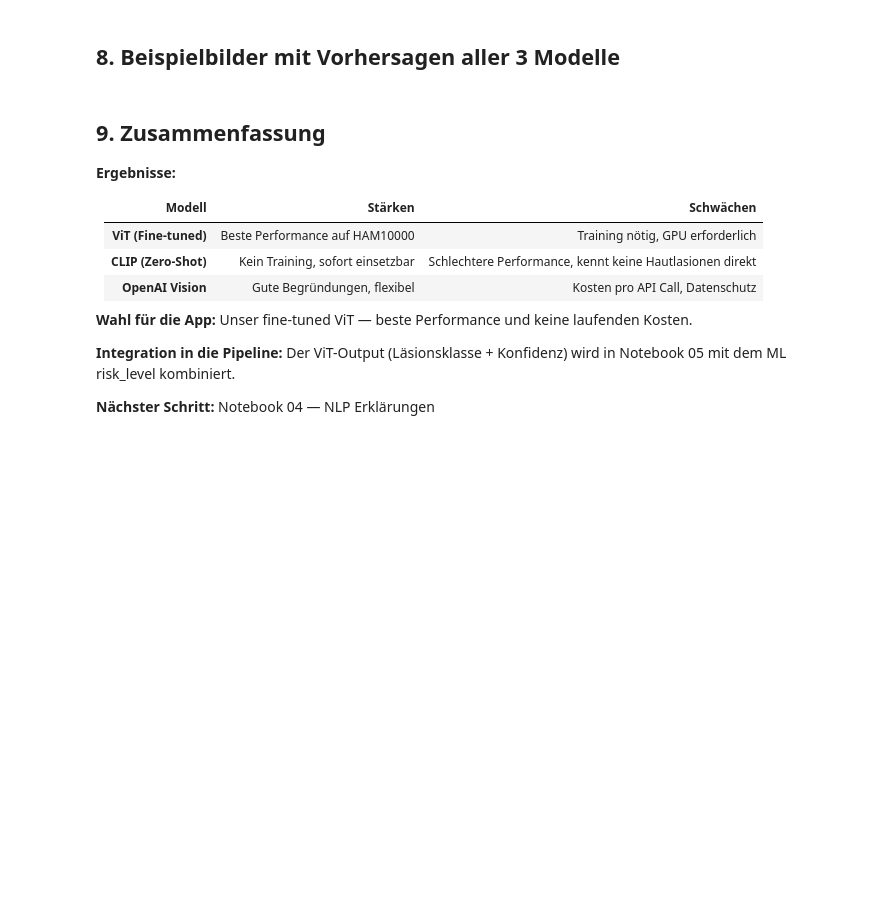
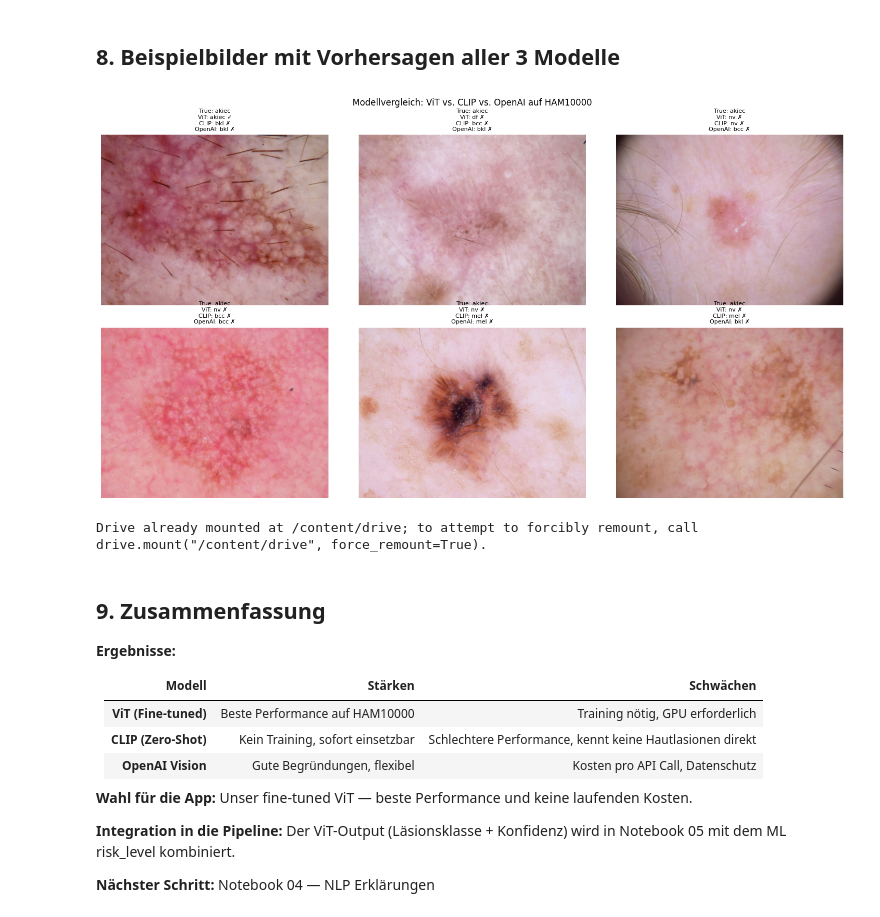
Before and after one commit to adchuthan123/skin-lesion-advisor, a Jupyter notebook: notebooks/03_cv_training.ipynb, the cells around one changed output. Cells and saved outputs as stored; diff of their text form; code cells hidden in the pictures; blank space fills up the shorter version.

````diff
--- a/notebooks/03_cv_training.ipynb
+++ b/notebooks/03_cv_training.ipynb
@@ -304,5 +460,8 @@ print('CLIP Pipeline bereit.')
 # %%
 # --- Modell 3: OpenAI Vision ---
+import os
+os.environ['OPENAI_API_KEY'] = 'YOUR_OPENAI_KEY'  # <-- deinen OpenAI Key hier eintragen
+
 openai_client = OpenAI(api_key=os.getenv('OPENAI_API_KEY')) if os.getenv('OPENAI_API_KEY') else None
 
 def encode_image(image_path):
@@ -310,8 +469,6 @@ def encode_image(image_path):
         return base64.b64encode(f.read()).decode('utf-8')
 
 def predict_openai(image_path):
-    if openai_client is None:
-        return 'nv', 0.5
     prompt = (
         f'Classify this skin lesion image. Choose exactly one label from: {CLASS_NAMES}. '
         'Return valid JSON with keys: label (string), confidence (0-1), reasoning (string). '
@@ -330,15 +487,12 @@ def predict_openai(image_path):
         max_tokens=200
     )
     raw = response.choices[0].message.content.strip()
-    if raw.startswith('`'):
+    if raw.startswith('```'):
         raw = '\n'.join(raw.split('\n')[1:-1])
-    try:
-        parsed = json.loads(raw)
-        label = parsed.get('label', 'nv')
-        if label not in CLASS_NAMES:
-            label = 'nv'
-        return label, float(parsed.get('confidence', 0.5))
-    except Exception:
-        return 'nv', 0.5
+    parsed = json.loads(raw)
+    label = parsed.get('label', 'nv')
+    if label not in CLASS_NAMES:
+        label = 'nv'
+    return label, float(parsed.get('confidence', 0.5))
 
 print('OpenAI Vision bereit.')
@@ -366,14 +522,11 @@ for _, row in tqdm(sample_df.iterrows(), total=len(sample_df)):
         pred = 'nv'
     clip_pred_list.append(pred)
 
-    # OpenAI (teurer — nur wenn API Key vorhanden)
-    if os.getenv('OPENAI_API_KEY'):
-        try:
-            pred, _ = predict_openai(path)
-        except Exception:
-            pred = 'nv'
-        openai_pred_list.append(pred)
-    else:
-        openai_pred_list.append('nv')  # Placeholder
+    # OpenAI
+    try:
+        pred, _ = predict_openai(path)
+    except Exception:
+        pred = 'nv'
+    openai_pred_list.append(pred)
 
 print('Alle Vorhersagen gesammelt.')
@@ -425,31 +586,39 @@ plt.show()
 # %%
 show_n = 6
 fig, axes = plt.subplots(2, 3, figsize=(15, 8))
 
 for i, ax in enumerate(axes.flat):
     if i >= len(sample_df):
-        break
+        ax.axis('off')
+        continue
     row = sample_df.iloc[i]
-    img = Image.open(row['image_path'])
-    true = row['dx']
+    img = Image.open(str(row['image_path']))
+    true = str(row['dx'])
     vit  = vit_pred_list[i]
     clip = clip_pred_list[i]
     oai  = openai_pred_list[i]
 
     ax.imshow(img)
     ax.set_title(
         f'True: {true}\n'
         f'ViT: {vit} {"✓" if vit==true else "✗"}\n'
         f'CLIP: {clip} {"✓" if clip==true else "✗"}\n'
         f'OpenAI: {oai} {"✓" if oai==true else "✗"}',
         fontsize=8
     )
     ax.axis('off')
 
 plt.suptitle('Modellvergleich: ViT vs. CLIP vs. OpenAI auf HAM10000', fontsize=12)
 plt.tight_layout()
 plt.savefig(FIGURES_DIR / 'cv_03_sample_comparison.png', dpi=150, bbox_inches='tight')
 plt.show()
+# %% [output]
+[figure, added]
+# %%
+from google.colab import drive
+drive.mount('/content/drive')
+# %% [output]
+Drive already mounted at /content/drive; to attempt to forcibly remount, call drive.mount("/content/drive", force_remount=True).
 # %% [markdown]
 ## 9. Zusammenfassung
 
````
Also changed, not shown: parts of 16 cells of this notebook, 1 other file.
